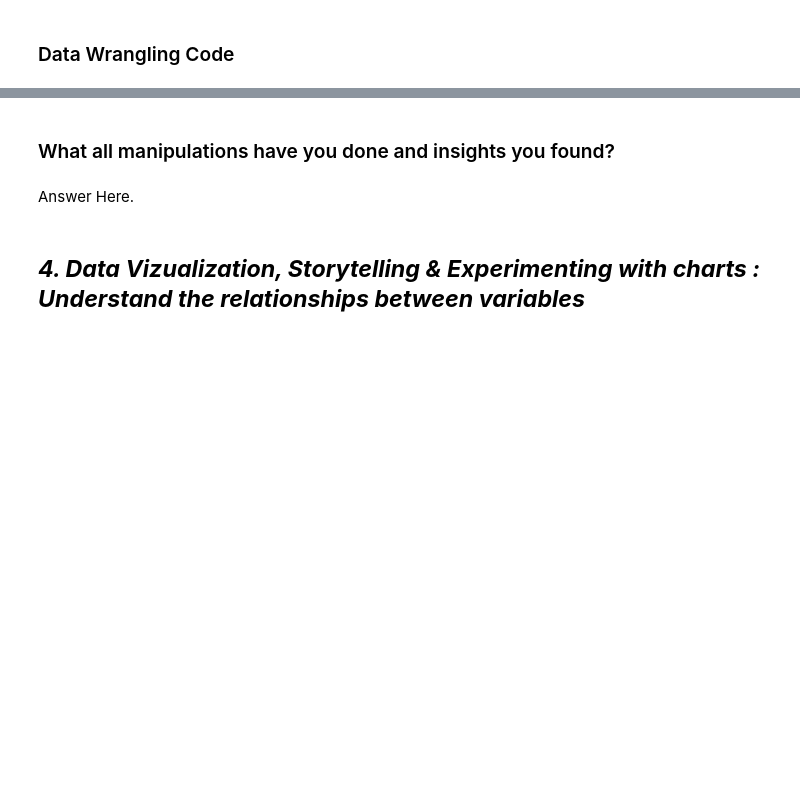
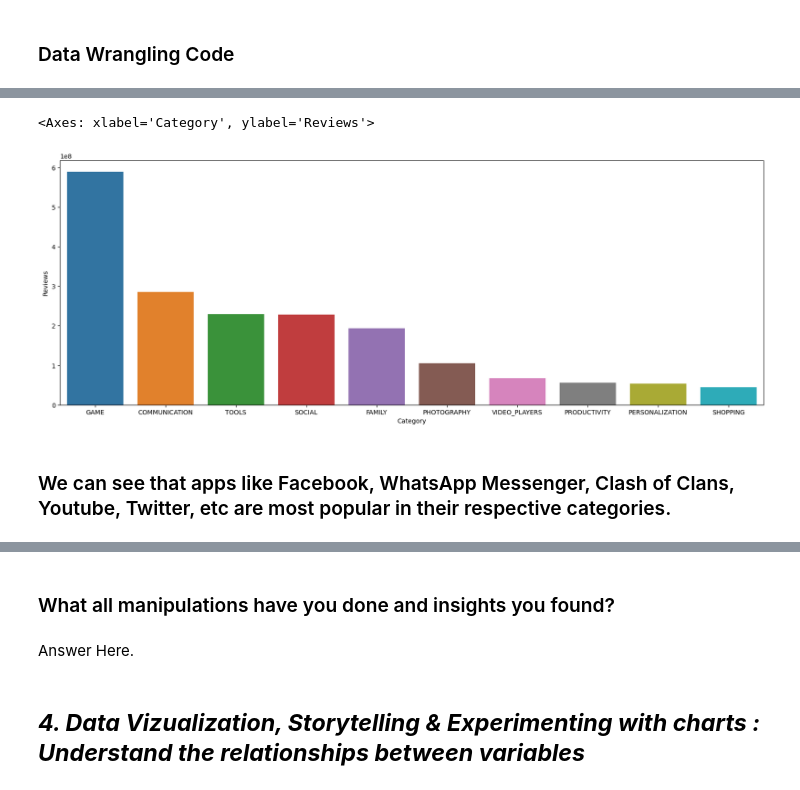
Before and after one commit to ShariqZahid/Szahid, a Jupyter notebook: My_EDA_Project.ipynb, the cells around one changed output, grey strips where cells are left out. Drawn from its saved outputs; the diff is of its cells as text; code cells hidden in the pictures; blank space fills up the shorter version.

Commit message:
Data Wrangling completed

```diff
--- a/My_EDA_Project.ipynb
+++ b/My_EDA_Project.ipynb
@@ -379,0 +506,7 @@ df1.describe()
+# %%
+# Creating a function which takes string as an argument and returns the original type
+def convert_to_num(str):
+  return eval(str)
+# %%
+# Converting Reviews column from string to int
+psdf.loc[~psdf['Reviews'].isnull(), 'Reviews'] = psdf.loc[~psdf['Reviews'].isnull(), 'Reviews'].apply(convert_to_num)
@@ -379,0 +517,3 @@ df1.describe()
+# %%
+# Conerting Price column from String to Float
+psdf.loc[~psdf['Price'].isnull(),'Price'] = psdf.loc[~psdf['Price'].isnull(), 'Price'].apply(convert_to_num)
@@ -379,0 +590,5 @@ df1.describe()
+# %%
+#1 Top 10 categories popular among users in terms of reviews
+most_popular = psdf.groupby("Category")['Reviews'].sum().reset_index().sort_values(by = "Reviews", ascending= False).head(10)
+most_popular
+# giving preference to more no of reviews than better ratings and taking these categories for future analysis
@@ -379,0 +607,10 @@ df1.describe()
+# %%
+plt.figure(figsize=(20,7))
+sns.barplot(x = 'Category',
+            y = 'Reviews',
+            data = most_popular)
+# %% [output]
+<Axes: xlabel='Category', ylabel='Reviews'>
+[figure, added]
+# %% [markdown]
+### We can see that apps like Facebook, WhatsApp Messenger, Clash of Clans, Youtube, Twitter, etc are most popular in their respective categories.
```
Also changed, not shown: parts of 85 cells of this notebook.
